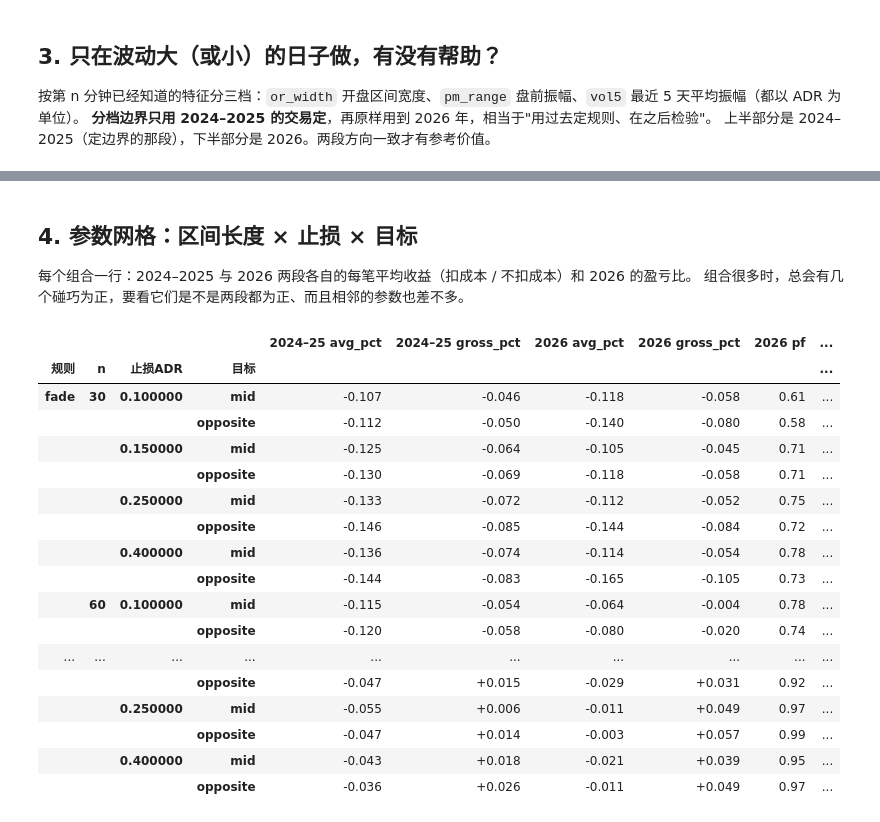
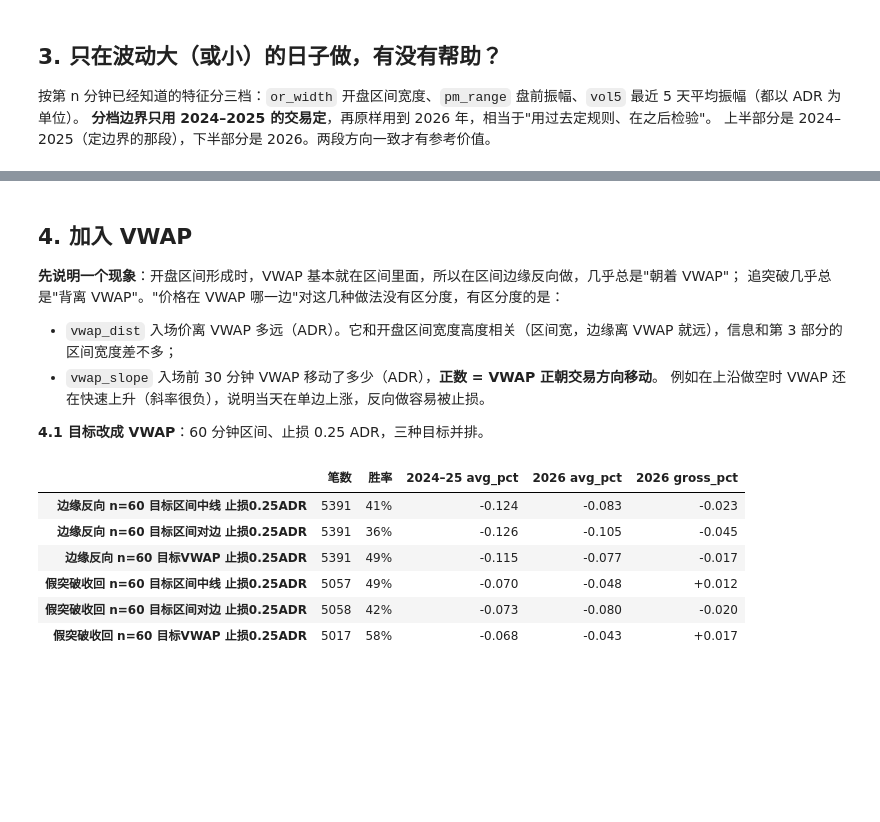
Before and after one commit to Autinhorse/DayTrader, a Jupyter notebook: user/notebooks/开盘区间交易模拟.ipynb, the cells around one changed output, grey strips where cells are left out. Cells and saved outputs as stored; diff of their text form; code cells hidden in the pictures; blank space fills up the shorter version.

Commit message:
V0.0.37 Opening-range trades: VWAP target, VWAP position and VWAP slope filters
Co-Authored-By: Claude Opus 5.5 <noreply@anthropic.com>

```diff
--- a/user/notebooks/开盘区间交易模拟.ipynb
+++ b/user/notebooks/开盘区间交易模拟.ipynb
@@ -327,54 +332,39 @@ for r in rules:
 |  | (1.185, inf] | 534 | 40% | -0.058 | +0.002 | 0.86 |
 ... (8 outputs left out)
 # %% [markdown]
-## 4. 参数网格：区间长度 × 止损 × 目标
+## 4. 加入 VWAP
 
-每个组合一行：2024–2025 与 2026 两段各自的每笔平均收益（扣成本 / 不扣成本）和 2026 的盈亏比。
-组合很多时，总会有几个碰巧为正，要看它们是不是两段都为正、而且相邻的参数也差不多。
+**先说明一个现象**：开盘区间形成时，VWAP 基本就在区间里面，所以在区间边缘反向做，几乎总是"朝着 VWAP"；
+追突破几乎总是"背离 VWAP"。"价格在 VWAP 哪一边"对这几种做法没有区分度，有区分度的是：
+
+- `vwap_dist` 入场价离 VWAP 多远（ADR）。它和开盘区间宽度高度相关（区间宽，边缘离 VWAP 就远），信息和第 3 部分的区间宽度差不多；
+- `vwap_slope` 入场前 30 分钟 VWAP 移动了多少（ADR），**正数 = VWAP 正朝交易方向移动**。
+  例如在上沿做空时 VWAP 还在快速上升（斜率很负），说明当天在单边上涨，反向做容易被止损。
+
+**4.1 目标改成 VWAP**：60 分钟区间、止损 0.25 ADR，三种目标并排。
 # %%
-grid = {}
+tg = {}
 for kind in ["fade", "reclaim"]:
-    for n_ in [30, 60, 90]:
-        for st in [0.1, 0.15, 0.25, 0.4]:
-            for tg in ["mid", "opposite"]:
-                t = T.add_period(T.simulate(days, Rule(kind, n=n_, stop_adr=st, target=tg)))
-                t["段"] = ["2024–2025" if q < train_end else "2026" for q in t["quarter"]]
-                s = T.summarize(t, "段")
-                grid[(kind, n_, st, tg)] = {
-                    "2024–25 avg_pct": s.loc["2024–2025", "avg_pct"],
-                    "2024–25 gross_pct": s.loc["2024–2025", "gross_pct"],
-                    "2026 avg_pct": s.loc["2026", "avg_pct"],
-                    "2026 gross_pct": s.loc["2026", "gross_pct"],
-                    "2026 pf": s.loc["2026", "pf"],
-                    "trades": s.loc["全部", "trades"],
-                }
-grid = pd.DataFrame(grid).T
-grid.index.names = ["规则", "n", "止损ADR", "目标"]
-display(
-    grid.style.format("{:+.3f}")
-    .format("{:.2f}", subset=["2026 pf"])
-    .format("{:.0f}", subset=["trades"])
-    .background_gradient(
-        subset=["2024–25 avg_pct", "2026 avg_pct"], cmap="RdYlGn", vmin=-0.15, vmax=0.15
-    )
-)
+    for target in ["mid", "opposite", "vwap"]:
+        r = Rule(kind, n=60, stop_adr=0.25, target=target)
+        t = T.add_period(T.simulate(days, r))
+        t["段"] = ["2024–2025" if q < train_end else "2026" for q in t["quarter"]]
+        s = T.summarize(t, "段")
+        tg[r.label] = {
+            "笔数": s.loc["全部", "trades"],
+            "胜率": s.loc["全部", "win"],
+            "2024–25 avg_pct": s.loc["2024–2025", "avg_pct"],
+            "2026 avg_pct": s.loc["2026", "avg_pct"],
+            "2026 gross_pct": s.loc["2026", "gross_pct"],
+        }
+tg = pd.DataFrame(tg).T
+display(tg.style.format("{:+.3f}").format("{:.0f}", subset=["笔数"]).format(pct, subset=["胜率"]))
 # %% [output]
-|  |  |  |  | 2024–25 avg_pct | 2024–25 gross_pct | 2026 avg_pct | 2026 gross_pct | 2026 pf | ... |
-| 规则 | n | 止损ADR | 目标 |  |  |  |  |  | ... |
-| fade | 30 | 0.100000 | mid | -0.107 | -0.046 | -0.118 | -0.058 | 0.61 | ... |
-|  |  |  | opposite | -0.112 | -0.050 | -0.140 | -0.080 | 0.58 | ... |
-|  |  | 0.150000 | mid | -0.125 | -0.064 | -0.105 | -0.045 | 0.71 | ... |
-|  |  |  | opposite | -0.130 | -0.069 | -0.118 | -0.058 | 0.71 | ... |
-|  |  | 0.250000 | mid | -0.133 | -0.072 | -0.112 | -0.052 | 0.75 | ... |
-|  |  |  | opposite | -0.146 | -0.085 | -0.144 | -0.084 | 0.72 | ... |
-|  |  | 0.400000 | mid | -0.136 | -0.074 | -0.114 | -0.054 | 0.78 | ... |
-|  |  |  | opposite | -0.144 | -0.083 | -0.165 | -0.105 | 0.73 | ... |
-|  | 60 | 0.100000 | mid | -0.115 | -0.054 | -0.064 | -0.004 | 0.78 | ... |
-|  |  |  | opposite | -0.120 | -0.058 | -0.080 | -0.020 | 0.74 | ... |
-| ... | ... | ... | ... | ... | ... | ... | ... | ... | ... |
-|  |  |  | opposite | -0.047 | +0.015 | -0.029 | +0.031 | 0.92 | ... |
-|  |  | 0.250000 | mid | -0.055 | +0.006 | -0.011 | +0.049 | 0.97 | ... |
-|  |  |  | opposite | -0.047 | +0.014 | -0.003 | +0.057 | 0.99 | ... |
-|  |  | 0.400000 | mid | -0.043 | +0.018 | -0.021 | +0.039 | 0.95 | ... |
-|  |  |  | opposite | -0.036 | +0.026 | -0.011 | +0.049 | 0.97 | ... |
+|  | 笔数 | 胜率 | 2024–25 avg_pct | 2026 avg_pct | 2026 gross_pct |
+| 边缘反向 n=60 目标区间中线 止损0.25ADR | 5391 | 41% | -0.124 | -0.083 | -0.023 |
+| 边缘反向 n=60 目标区间对边 止损0.25ADR | 5391 | 36% | -0.126 | -0.105 | -0.045 |
+| 边缘反向 n=60 目标VWAP 止损0.25ADR | 5391 | 49% | -0.115 | -0.077 | -0.017 |
+| 假突破收回 n=60 目标区间中线 止损0.25ADR | 5057 | 49% | -0.070 | -0.048 | +0.012 |
+| 假突破收回 n=60 目标区间对边 止损0.25ADR | 5058 | 42% | -0.073 | -0.080 | -0.020 |
+| 假突破收回 n=60 目标VWAP 止损0.25ADR | 5017 | 58% | -0.068 | -0.043 | +0.017 |
 # %% [markdown]
```
Also changed, not shown: parts of 16 cells of this notebook, 4 other files.
